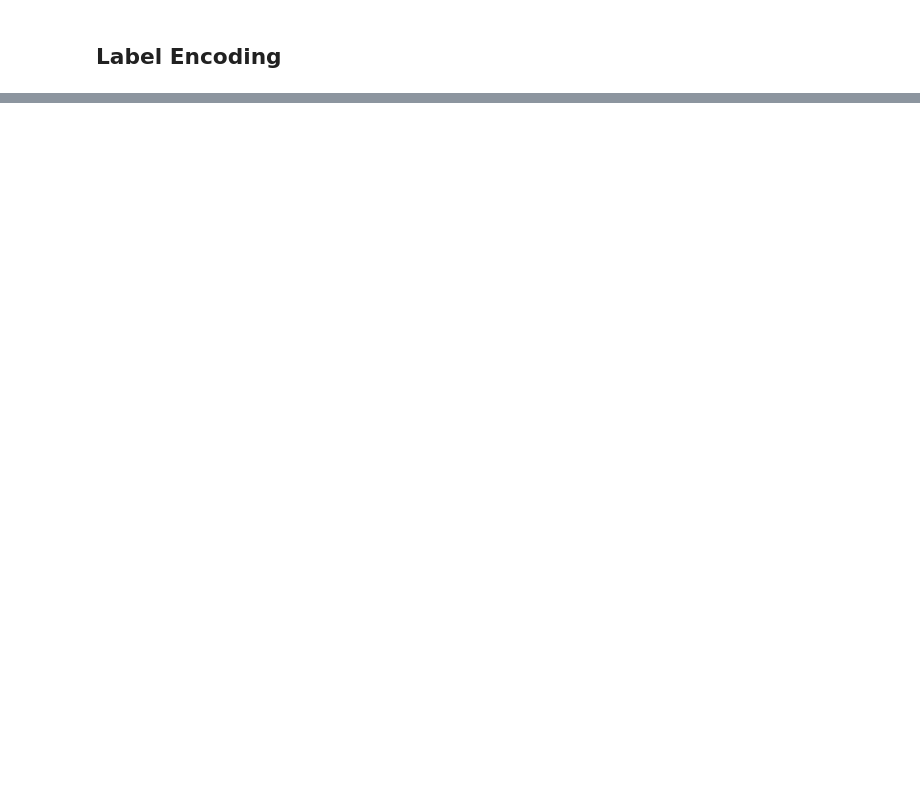
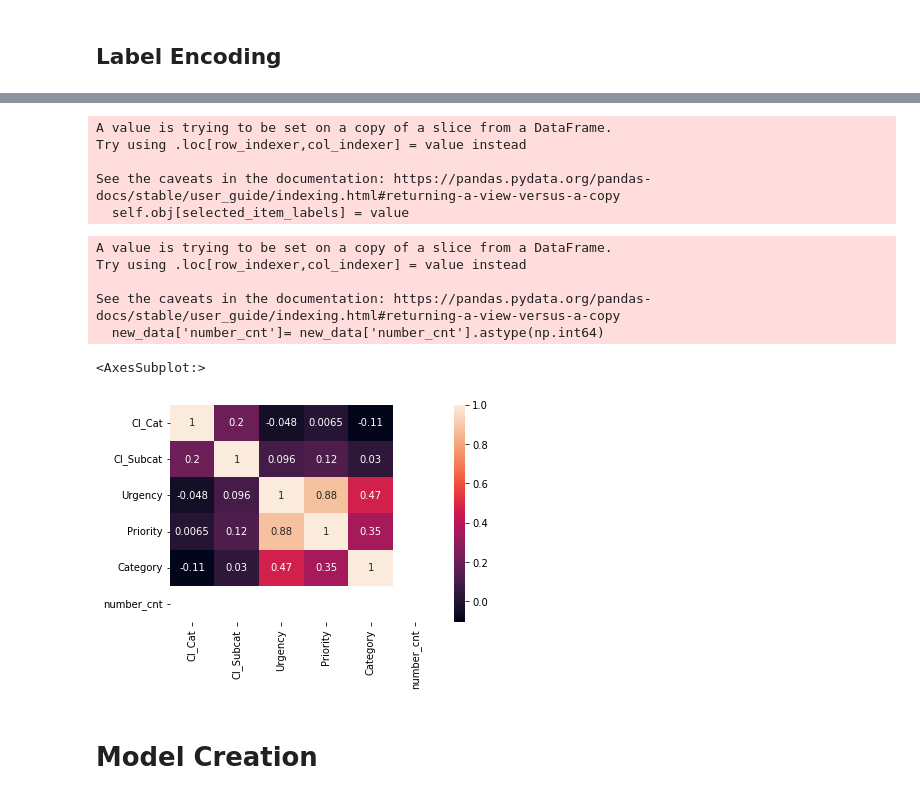
Before and after one commit to Abhi311509/ABC-Tech, a Jupyter notebook: ABC_Tech.ipynb, the cells around one changed output, grey strips where cells are left out. Drawn from its saved outputs; the diff is of its cells as text; code cells hidden in the pictures; blank space fills up the shorter version.

```diff
--- a/ABC_Tech.ipynb
+++ b/ABC_Tech.ipynb
@@ -545,0 +600,9 @@ Name: Urgency, dtype: int64
+# %%
+new_data= data[['CI_Cat','CI_Subcat','Urgency','Priority','Category','number_cnt']]
+# %%
+#Encode the categorical values
+from sklearn.preprocessing import LabelEncoder
+cat_col = new_data.select_dtypes(include=object).columns
+enc = LabelEncoder()
+for col in (cat_col):
+    new_data[col]=enc.fit_transform(new_data[col])
@@ -545,0 +631,23 @@ Name: Urgency, dtype: int64
+# %%
+new_data.replace({'Priority':{2:1,3:1}},inplace=True)
+# %% [output]
+A value is trying to be set on a copy of a slice from a DataFrame.
+Try using .loc[row_indexer,col_indexer] = value instead
+
+See the caveats in the documentation: https://pandas.pydata.org/pandas-docs/stable/user_guide/indexing.html#returning-a-view-versus-a-copy
+  self.obj[selected_item_labels] = value
+# %%
+new_data['number_cnt']= new_data['number_cnt'].astype(np.int64)
+# %% [output]
+A value is trying to be set on a copy of a slice from a DataFrame.
+Try using .loc[row_indexer,col_indexer] = value instead
+
+See the caveats in the documentation: https://pandas.pydata.org/pandas-docs/stable/user_guide/indexing.html#returning-a-view-versus-a-copy
+  new_data['number_cnt']= new_data['number_cnt'].astype(np.int64)
+# %%
+sns.heatmap(new_data.corr(),annot=True)
+# %% [output]
+<AxesSubplot:>
+[figure, added]
+# %% [markdown]
+# Model Creation
```
Also changed, not shown: parts of 41 cells of this notebook.
